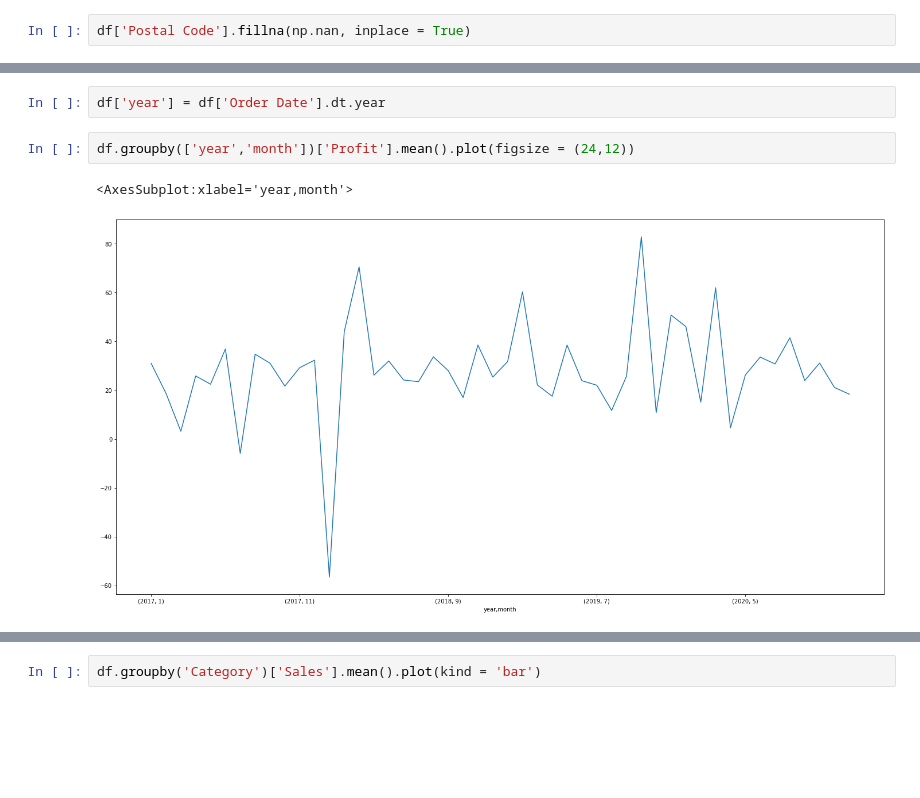
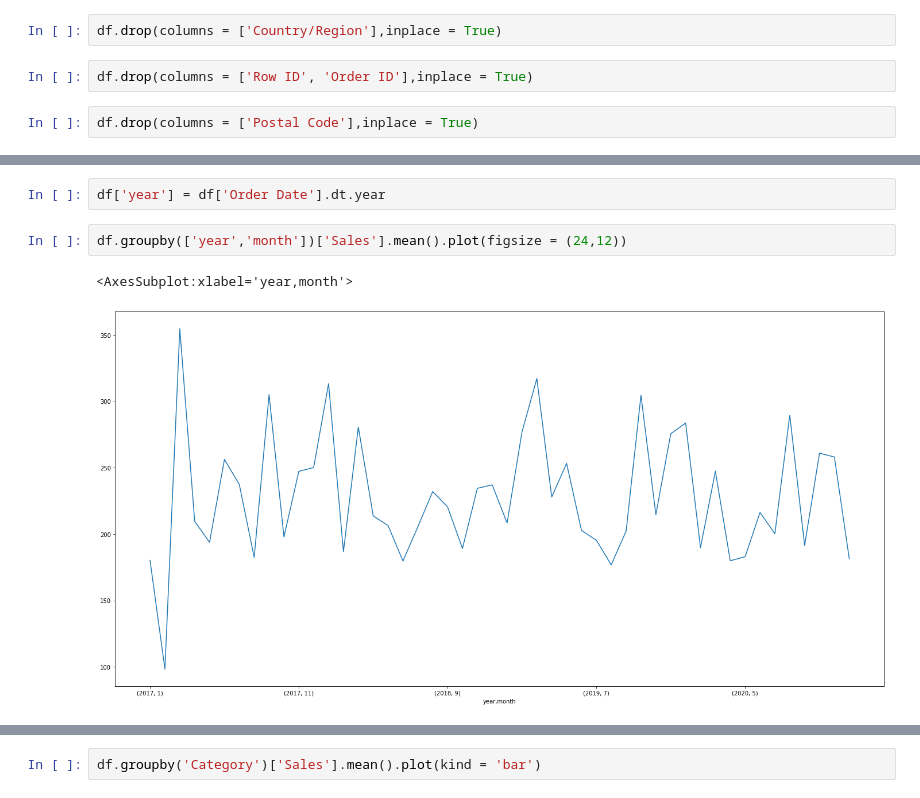
Before and after one commit to zeeshanhaider743/Customer-Segmentation, a Jupyter notebook: EDA customer Segmentation.ipynb, the cells around one changed output, grey strips where cells are left out. Saved outputs shown, nothing was run; the diff lists cells and outputs as text; blank space fills up the shorter version.

```diff
--- a/EDA customer Segmentation.ipynb
+++ b/EDA customer Segmentation.ipynb
@@ -40,8 +39,12 @@ dtype: int64
 df['Country/Region'].nunique()
 # %% [output]
 1
+# %%
+df.drop(columns = ['Country/Region'],inplace = True)
+# %%
+df.drop(columns = ['Row ID', 'Order ID'],inplace = True)
 # %%
-df['Postal Code'].fillna(np.nan, inplace = True)
+df.drop(columns = ['Postal Code'],inplace = True)
 # %%
 df['Category'].value_counts().plot(kind = 'pie')
 # %% [output]
@@ -95,7 +97,7 @@ df['month']=df['Order Date'].dt.month
 # %%
 df['year'] = df['Order Date'].dt.year
 # %%
-df.groupby(['year','month'])['Profit'].mean().plot(figsize = (24,12))
+df.groupby(['year','month'])['Sales'].mean().plot(figsize = (24,12))
 # %% [output]
 <AxesSubplot:xlabel='year,month'>
-[figure, old version]
+[figure, new version]
```
Also changed, not shown: parts of 11 cells of this notebook.
